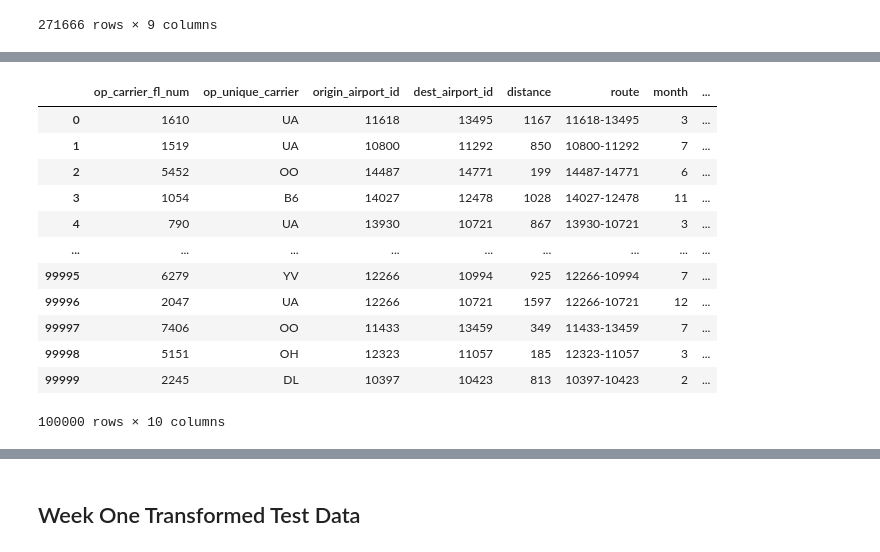
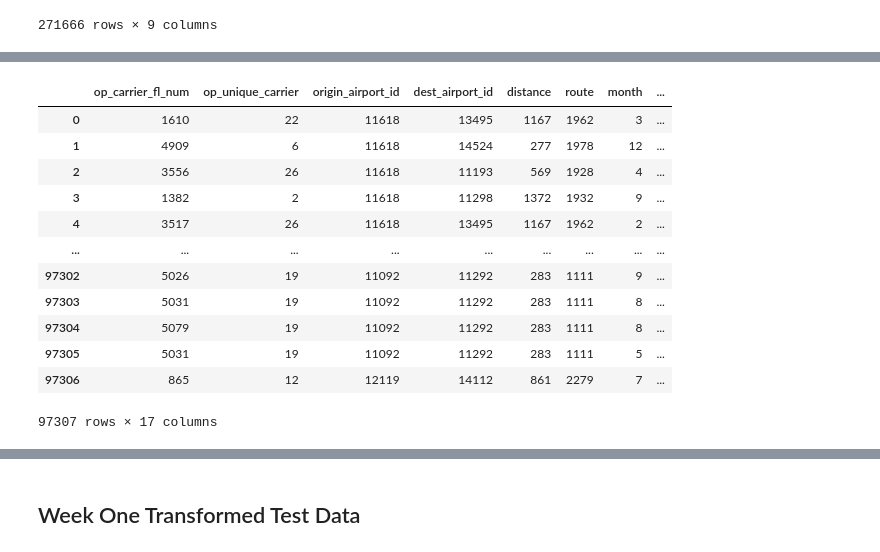
Before and after one commit to hapl/predict-flight-delays, a Jupyter notebook: src/modules/Sandbox_weather.ipynb, the cells around one changed output, grey strips where cells are left out. Drawn from its saved outputs; the diff is of its cells as text; code cells hidden in the pictures.

Commit message:
updated code for transformation of flight data to include weather and airport data. It is very easy to follow now

```diff
--- a/src/modules/Sandbox_weather.ipynb
+++ b/src/modules/Sandbox_weather.ipynb
@@ -154,0 +145,3 @@ df_weather_f
+# %%
+model_data = pd.read_csv("../../data/raw/random_sample_flight_data.csv")
+model_data
@@ -154,0 +162,50 @@ df_weather_f
+# %%
+def model_data_transformation(model_data):
+    #call functions for data merging
+    from add_location_weather import add_location
+
+    #import datasets to merge with model data and do a little cleaning
+    model_data['fl_date'] = model_data['fl_date'].astype('datetime64')
+    airports_ids =  pd.read_csv("../../data/processed/Airports_lat_lon.csv")
+    airports_ids = airports_ids.drop(['Unnamed: 0'], axis=1)
+    weather_airports = pd.read_csv("../../data/processed/weatherAirports_2019_2018_Jan2020_clean.csv")
+    weather_airports['fl_date'] = weather_airports['fl_date'].astype('datetime64')
+    weather_airports = weather_airports.drop(['Unnamed: 0'], axis=1)
+
+    #merge model data with airport ids and drop data that will be unnecesary to the model
+    df = add_location(model_data,airports_ids)
+    df = df.drop(['airport_id','iata_code','lat','lon'], axis=1)
+
+    #merge the flight & airport data with the weather data
+    df1 = pd.merge(df,weather_airports, on = ['Key','fl_date'], how ='left')
+    df1.drop_duplicates(inplace=True)
+
+    # transform categorical variables in numeric with LabelEncoder
+    from sklearn.preprocessing import LabelEncoder
+    le = LabelEncoder()
+
+    # fit and transform the data
+    df1['op_unique_carrier'] = le.fit_transform(df1['op_unique_carrier'])
+    df1['route'] = le.fit_transform(df1['route'])
+
+    # drop rows with missing values
+    df1 = df1.dropna().reset_index(drop=True)
+
+    return(df1)
+# %%
+transformed_model_flight_df = model_data_transformation(model_data)
+transformed_model_flight_df
+# %% [output]
+|  | op_carrier_fl_num | op_unique_carrier | origin_airport_id | dest_airport_id | distance | route | month | ... |
+| 0 | 1610 | 22 | 11618 | 13495 | 1167 | 1962 | 3 | ... |
+| 1 | 4909 | 6 | 11618 | 14524 | 277 | 1978 | 12 | ... |
+| 2 | 3556 | 26 | 11618 | 11193 | 569 | 1928 | 4 | ... |
+| 3 | 1382 | 2 | 11618 | 11298 | 1372 | 1932 | 9 | ... |
+| 4 | 3517 | 26 | 11618 | 13495 | 1167 | 1962 | 2 | ... |
+| ... | ... | ... | ... | ... | ... | ... | ... | ... |
+| 97302 | 5026 | 19 | 11092 | 11292 | 283 | 1111 | 9 | ... |
+| 97303 | 5031 | 19 | 11092 | 11292 | 283 | 1111 | 8 | ... |
+| 97304 | 5079 | 19 | 11092 | 11292 | 283 | 1111 | 8 | ... |
+| 97305 | 5031 | 19 | 11092 | 11292 | 283 | 1111 | 5 | ... |
+| 97306 | 865 | 12 | 12119 | 14112 | 861 | 2279 | 7 | ... |
+97307 rows × 17 columns
@@ -162,19 +217 @@ airports_ids =  pd.read_csv("../../data/processed/Airports_lat_lon.csv")
-# %%
-df = pd.read_csv("random_sample_flight_data.csv")
-df['fl_date'] = df['fl_date'].astype('datetime64')
-df
-# %% [output]
-|  | op_carrier_fl_num | op_unique_carrier | origin_airport_id | dest_airport_id | distance | route | month | ... |
-| 0 | 1610 | UA | 11618 | 13495 | 1167 | 11618-13495 | 3 | ... |
-| 1 | 1519 | UA | 10800 | 11292 | 850 | 10800-11292 | 7 | ... |
-| 2 | 5452 | OO | 14487 | 14771 | 199 | 14487-14771 | 6 | ... |
-| 3 | 1054 | B6 | 14027 | 12478 | 1028 | 14027-12478 | 11 | ... |
-| 4 | 790 | UA | 13930 | 10721 | 867 | 13930-10721 | 3 | ... |
-| ... | ... | ... | ... | ... | ... | ... | ... | ... |
-| 99995 | 6279 | YV | 12266 | 10994 | 925 | 12266-10994 | 7 | ... |
-| 99996 | 2047 | UA | 12266 | 10721 | 1597 | 12266-10721 | 12 | ... |
-| 99997 | 7406 | OO | 11433 | 13459 | 349 | 11433-13459 | 7 | ... |
-| 99998 | 5151 | OH | 12323 | 11057 | 185 | 12323-11057 | 3 | ... |
-| 99999 | 2245 | DL | 10397 | 10423 | 813 | 10397-10423 | 2 | ... |
-100000 rows × 10 columns
 # %%
```
Also changed, not shown: parts of 28 cells of this notebook.
